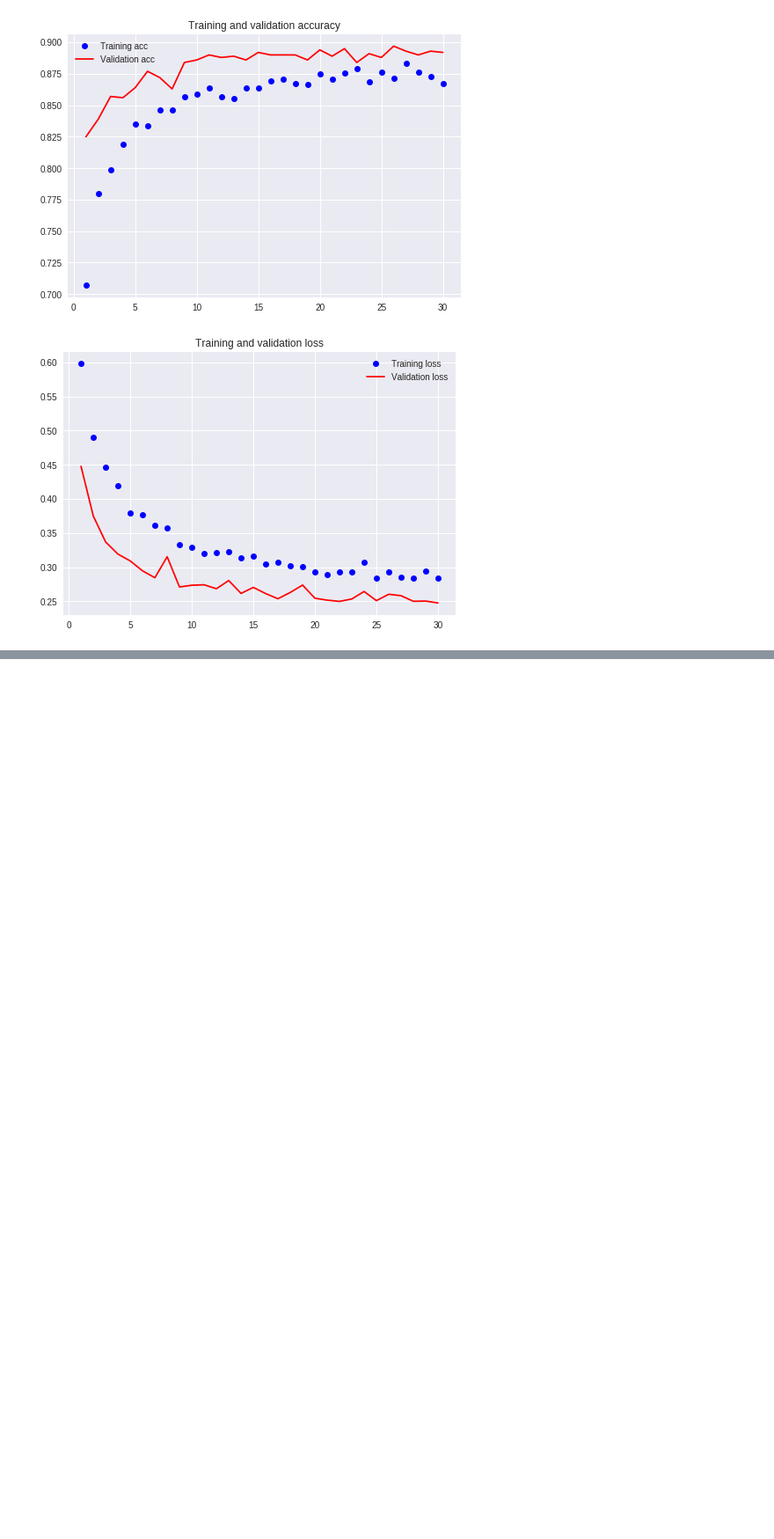
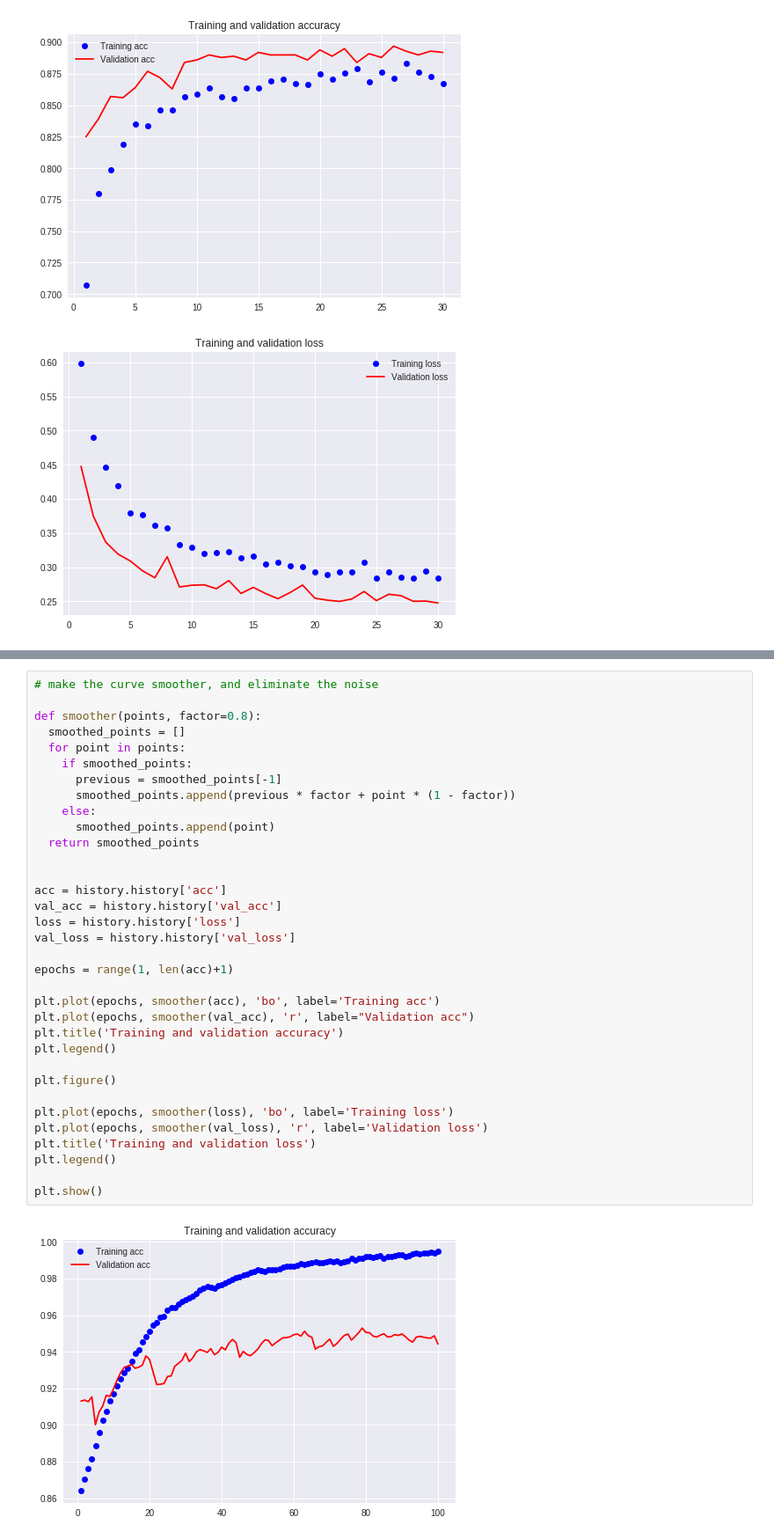
Before and after one commit to MorryNiu/Deep-Learning-With-Python, a Jupyter notebook: Chapter5/Cat&Dog.ipynb, the cells around one changed output, grey strips where cells are left out. Shown at 88% size. Saved outputs shown, nothing was run; the diff lists cells and outputs as text; blank space fills up the shorter version.

```diff
--- a/Chapter5/Cat&Dog.ipynb
+++ b/Chapter5/Cat&Dog.ipynb
@@ -498,0 +571,36 @@ compare_plot(history)
+# %%
+# make the curve smoother, and eliminate the noise
+
+def smoother(points, factor=0.8):
+  smoothed_points = []
+  for point in points:
+    if smoothed_points:
+      previous = smoothed_points[-1]
+      smoothed_points.append(previous * factor + point * (1 - factor))
+    else:
+      smoothed_points.append(point)
+  return smoothed_points
+
+
+acc = history.history['acc']
+val_acc = history.history['val_acc']
+loss = history.history['loss']
+val_loss = history.history['val_loss']
+
+epochs = range(1, len(acc)+1)
+
+plt.plot(epochs, smoother(acc), 'bo', label='Training acc')
+plt.plot(epochs, smoother(val_acc), 'r', label="Validation acc")
+plt.title('Training and validation accuracy')
+plt.legend()
+
+plt.figure()
+
+plt.plot(epochs, smoother(loss), 'bo', label='Training loss')
+plt.plot(epochs, smoother(val_loss), 'r', label='Validation loss')
+plt.title('Training and validation loss')
+plt.legend()
+
+plt.show()
+# %% [output]
+[figure, added]
```
Also changed, not shown: parts of 6 cells of this notebook.
